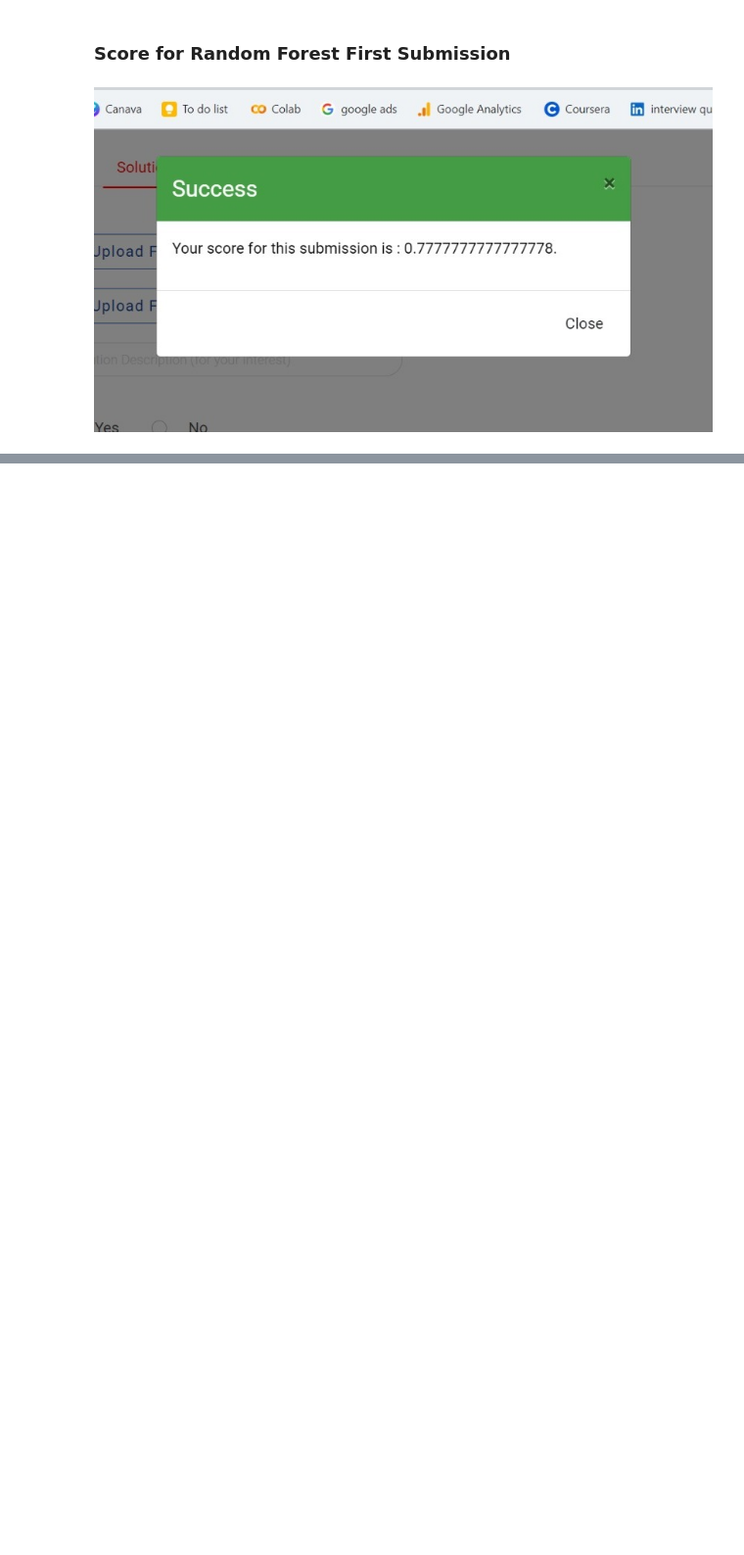
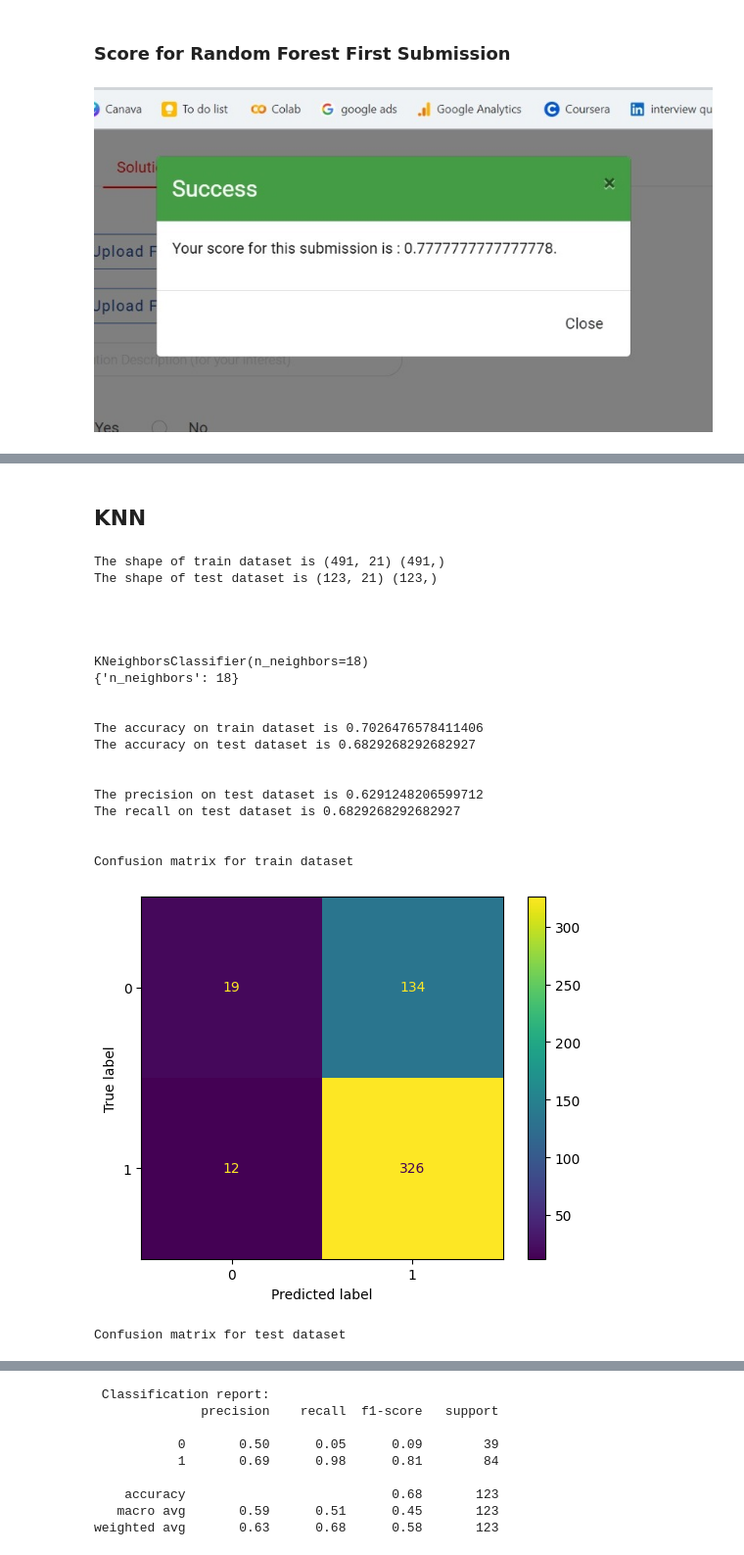
Before and after one commit to aniket15031998/Loan-Prediction-Practice-Problem-Using-Python-, a Jupyter notebook: Loan_Prediction_Problemipynb.ipynb, the cells around one changed output, grey strips where cells are left out. Shown at 98% size. Saved outputs shown, nothing was run; the diff lists cells and outputs as text; code cells hidden in the pictures; blank space fills up the shorter version.

```diff
--- a/Loan_Prediction_Problemipynb.ipynb
+++ b/Loan_Prediction_Problemipynb.ipynb
@@ -1236,0 +1410,2 @@ weighted avg       0.82      0.80      0.77       123
+# %% [markdown]
+## KNN
@@ -1236,0 +1491,24 @@ weighted avg       0.82      0.80      0.77       123
+# %%
+knn=KNN(X,Y)
+# %% [output]
+The shape of train dataset is (491, 21) (491,)
+The shape of test dataset is (123, 21) (123,)
+
+
+
+
+KNeighborsClassifier(n_neighbors=18)
+{'n_neighbors': 18}
+
+
+The accuracy on train dataset is 0.7026476578411406
+The accuracy on test dataset is 0.6829268292682927
+
+
+The precision on test dataset is 0.6291248206599712
+The recall on test dataset is 0.6829268292682927
+
+
+Confusion matrix for train dataset
+[figure, added]
+Confusion matrix for test dataset
@@ -1236,0 +1516,9 @@ weighted avg       0.82      0.80      0.77       123
+ Classification report:
+              precision    recall  f1-score   support
+
+           0       0.50      0.05      0.09        39
+           1       0.69      0.98      0.81        84
+
+    accuracy                           0.68       123
+   macro avg       0.59      0.51      0.45       123
+weighted avg       0.63      0.68      0.58       123
```
Also changed, not shown: parts of 16 cells of this notebook.
